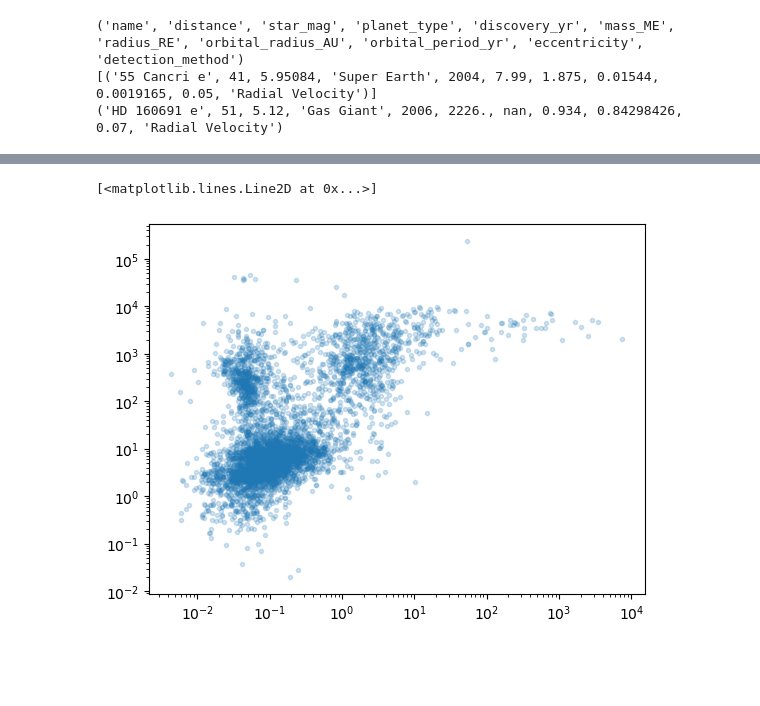
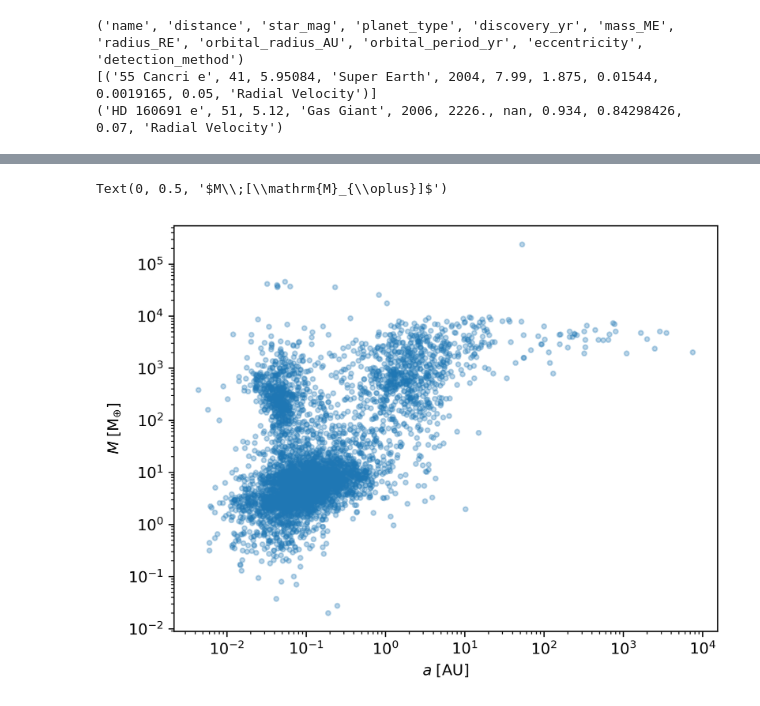
Before and after one commit to rlpitts/Matplotlib4Publication, a Jupyter notebook: MatplotlibTraining-Prob1.ipynb, the cells around one changed output, grey strips where cells are left out. Cells and saved outputs as stored; diff of their text form; code cells hidden in the pictures; blank space fills up the shorter version.

```diff
--- a/MatplotlibTraining-Prob1.ipynb
+++ b/MatplotlibTraining-Prob1.ipynb
@@ -36,7 +38,10 @@ print(exos[705])
 # %%
-plt.loglog(exos['orbital_radius_AU'][~np.isnan(exos['mass_ME'])],
-           exos['mass_ME'][~np.isnan(exos['mass_ME'])], '.', alpha=0.2)
+fig,ax = plt.subplots(dpi=300)
+ax.loglog(exos['orbital_radius_AU'][~np.isnan(exos['mass_ME'])],
+           exos['mass_ME'][~np.isnan(exos['mass_ME'])], '.', alpha=0.3)
+ax.set_xlabel(r'$a\;[\mathrm{AU}]$')
+ax.set_ylabel(r'$M\;[\mathrm{M}_{\oplus}]$')
 # %% [output]
-[<matplotlib.lines.Line2D at 0x...>]
+Text(0, 0.5, '$M\\;[\\mathrm{M}_{\\oplus}]$')
-[figure, old version]
+[figure, new version]
 # %% [markdown]
```
Also changed, not shown: parts of 12 cells of this notebook, 1 other file.
